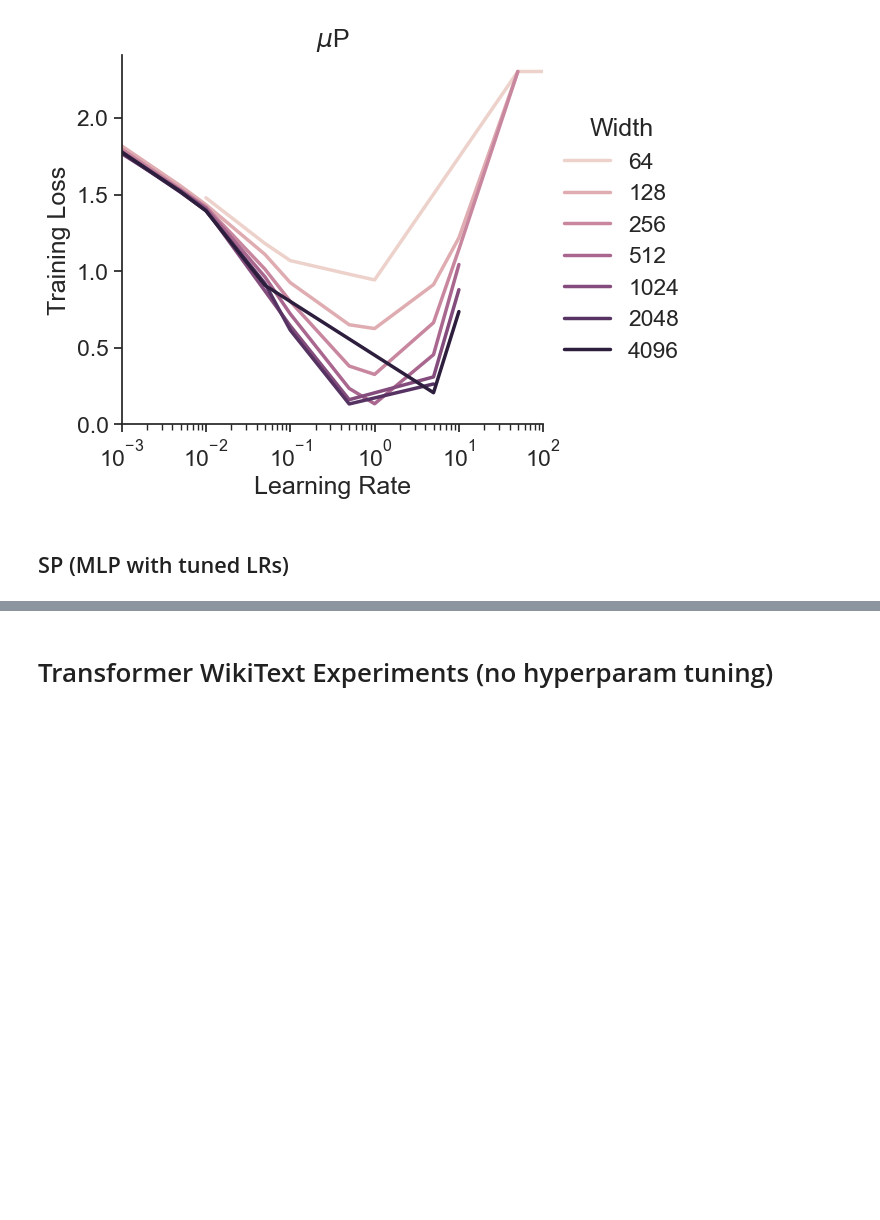
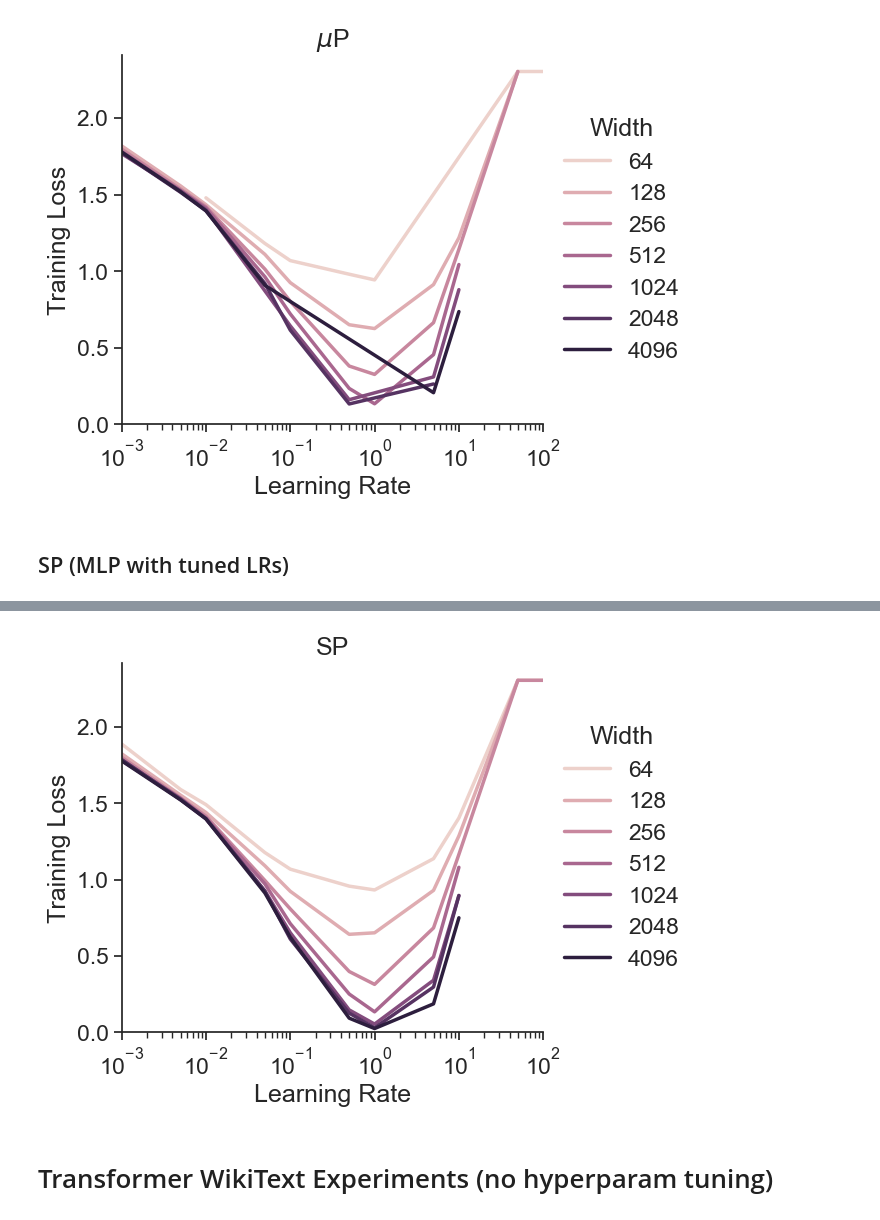
Before and after one commit to BrunoKM/tensor-reprogram, a Jupyter notebook: plots/hyperparam_vs_scale_alignment.ipynb, the cells around one changed output, grey strips where cells are left out. Saved outputs shown, nothing was run; the diff lists cells and outputs as text; code cells hidden in the pictures; blank space fills up the shorter version.

Commit message:
Add plot for SP

```diff
--- a/plots/hyperparam_vs_scale_alignment.ipynb
+++ b/plots/hyperparam_vs_scale_alignment.ipynb
@@ -313,3 +313,33 @@ fig.savefig(f"figures/{filename}.png", bbox_inches='tight')
 [figure]
 # %% [markdown]
 ## SP (MLP with tuned LRs)
+# %%
+# Filter to only include runs with MLP architecture_type and CIFAR10 dataset
+mlp_runs_df = runs_df[
+    (runs_df['config.architecture_type'] == 'ArchitectureType.MLP')
+    & (runs_df['config.dataset_type'] == 'DatasetType.CIFAR10')
+    # & (runs_df['config.use_mu_param'] == None)
+    & ((runs_df['config.initialisation.init_scales_per_param.hidden_layer0.weight'] == 1.0) | (runs_df['config.initialisation.init_scales_per_param.hidden_layer0.weight']).isna() )
+    & runs_df['config.mlp_config.hidden_sizes']
+    & (runs_df['config.mlp_config.add_bias'] == True)
+    # & (runs_df["config.mlp_config.paper_init"].isna() | (runs_df["config.mlp_config.paper_init"] == False))
+    # Created on 24 of March
+    & (runs_df["created_at"] >= datetime(2023, 3, 24))
+    & (runs_df["created_at"] <= datetime(2023, 3, 25))
+    # global_lr specified
+    & (runs_df["config.optimization.global_lr"] != "NaN")
+]
+print(f"Number of runs with a NaN loss: {(mlp_runs_df['summary.train.loss'] == 'NaN').sum()} / {len(mlp_runs_df)}")
+mlp_runs_df = mlp_runs_df[(runs_df["summary.train.loss"] != "NaN")]
+mlp_runs_df = mlp_runs_df[
+    # Only include runs with 2 hidden layers
+    (mlp_runs_df['config.mlp_config.hidden_sizes'].apply(lambda l: len(l) == 2))
+]
+# Add a "width" column to the dataframe. This is the first hidden layer size from the "config.mlp_config.hidden_sizes" column.
+mlp_runs_df['width'] = mlp_runs_df['config.mlp_config.hidden_sizes'].apply(lambda x: x[0])
+# mlp_runs_df['config.optimization.lr_log2'] = np.log2(mlp_runs_df['config.optimization.lr'])
+# Check that all hidden sizes match the width column
+assert all(mlp_runs_df['config.mlp_config.hidden_sizes'].apply(lambda x: all([y == x[0] for y in x])))
+# for init_col in filter(lambda c: "initialisation.init_scales_per_param" in c ,mlp_runs_df.columns):
+#     # Make sure all init. scales are 1.0 for muP
+#     assert ((mlp_runs_df[init_col] != 1.0) & (~ (mlp_runs_df[init_col]).isna())).sum() == 0
@@ -316,3 +348,18 @@ fig.savefig(f"figures/{filename}.png", bbox_inches='tight')
+# %%
+ax = sns.lineplot(data=mlp_runs_df, x='config.optimization.global_lr', y='summary.train.loss', hue='width', hue_norm=matplotlib.colors.LogNorm(),legend="full")
+ax.set_xscale('log')
+# ax.set(xlabel="Learning Rate", ylabel="Training Loss", title='Standard Parameterisation')
+ax.set(xlabel="Learning Rate", ylabel="Training Loss", title='SP')
+ax.set_xlim(min(mlp_runs_df["config.optimization.global_lr"]), max(mlp_runs_df["config.optimization.global_lr"]))
+ax.set_ylim(0, None)
+sns.despine(ax=ax)
+width_legend_on_side(ax)
+fig = ax.get_figure()
+filename = "mlp_sp_tuned_lr_train"
+fig.savefig(f"figures/{filename}.pdf", bbox_inches='tight')
+fig.savefig(f"figures/{filename}.png", bbox_inches='tight')
+# %% [output]
+[figure, added]
 # %% [markdown]
 # Transformer WikiText Experiments (no hyperparam tuning)
 # %% [markdown]
```
Also changed, not shown: parts of 1 cell of this notebook.
